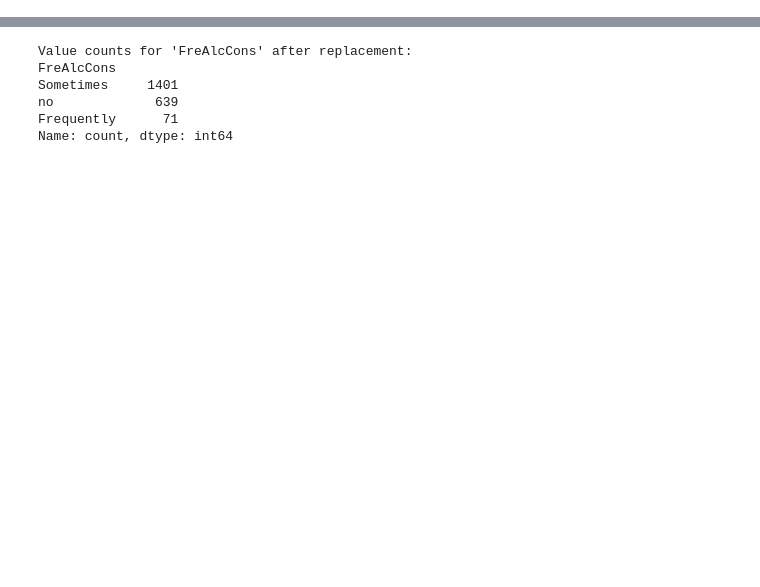
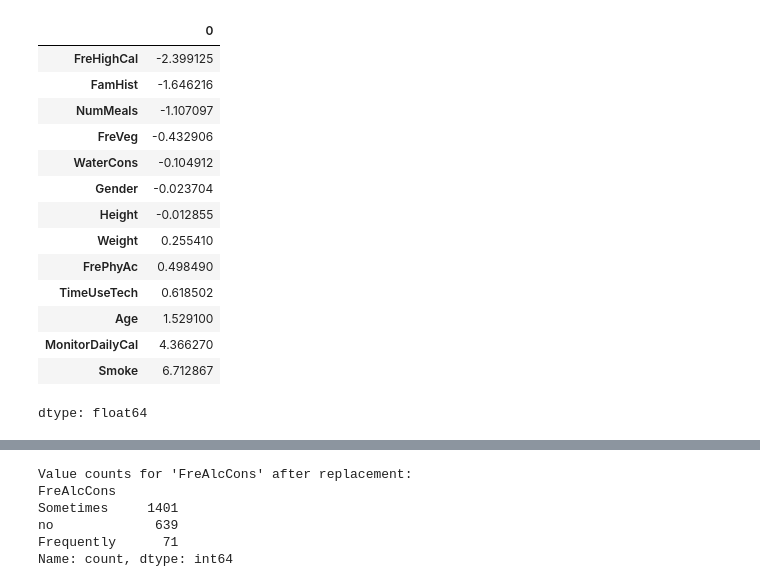
Before and after one commit to MInesGomes/DataScienceObesityLevels, a Jupyter notebook: DSGroup2.ipynb, the cells around one changed output, grey strips where cells are left out. Cells and saved outputs as stored; diff of their text form; code cells hidden in the pictures; blank space fills up the shorter version.

Commit message:
Index remade and added Numeric and Categorical exploration

```diff
--- a/DSGroup2.ipynb
+++ b/DSGroup2.ipynb
@@ -218,0 +314,21 @@ We'll Replace 'Always' with 'Frequently' in  the CALC feature which might be an
+# %%
+# Initialize df_bin as a copy of df to store binary encoded columns
+df_bin = df.copy()
+
+# Encoding binary categorical columns
+df_bin['Gender'] = df['Gender'].map({'Female': 0, 'Male': 1})
+df_bin['FamHist'] = df['FamHist'].map({'no': 0, 'yes': 1})
+df_bin['FreHighCal'] = df['FreHighCal'].map({'no': 0, 'yes': 1})
+df_bin['Smoke'] = df['Smoke'].map({'no': 0, 'yes': 1})
+df_bin['MonitorDailyCal'] = df['MonitorDailyCal'].map({'no': 0, 'yes': 1})
+
+# List of binary columns to convert to integer type
+binary_cols = ['Gender', 'FamHist', 'FreHighCal', 'Smoke', 'MonitorDailyCal']
+
+# Convert the specified binary columns to integer type in df_bin
+for col in binary_cols:
+    df_bin[col] = df_bin[col].astype(int)
+display(df_bin.info())
+
+print("DataFrame after encoding binary columns:")
+display(df_bin.head())
@@ -218,0 +373,18 @@ We'll Replace 'Always' with 'Frequently' in  the CALC feature which might be an
+# %%
+df_bin.skew(numeric_only=True).sort_values()
+# %% [output]
+|  | 0 |
+| FreHighCal | -2.399125 |
+| FamHist | -1.646216 |
+| NumMeals | -1.107097 |
+| FreVeg | -0.432906 |
+| WaterCons | -0.104912 |
+| Gender | -0.023704 |
+| Height | -0.012855 |
+| Weight | 0.255410 |
+| FrePhyAc | 0.498490 |
+| TimeUseTech | 0.618502 |
+| Age | 1.529100 |
+| MonitorDailyCal | 4.366270 |
+| Smoke | 6.712867 |
+dtype: float64
```
Also changed, not shown: parts of 40 cells of this notebook.
